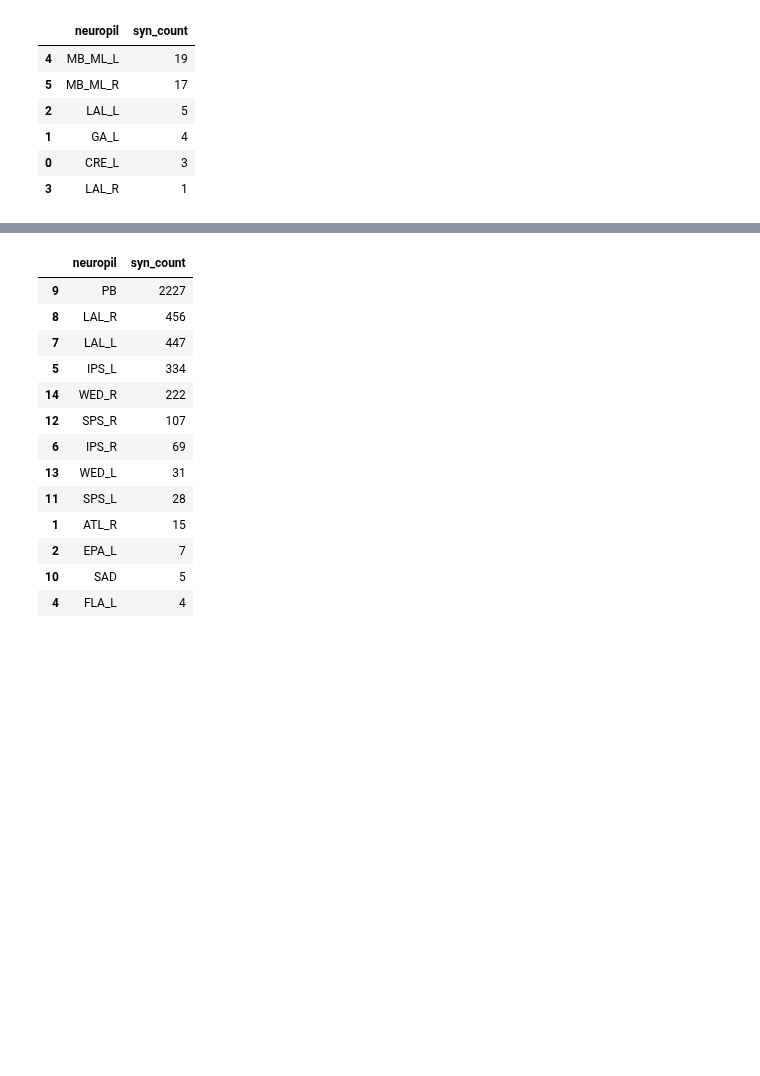
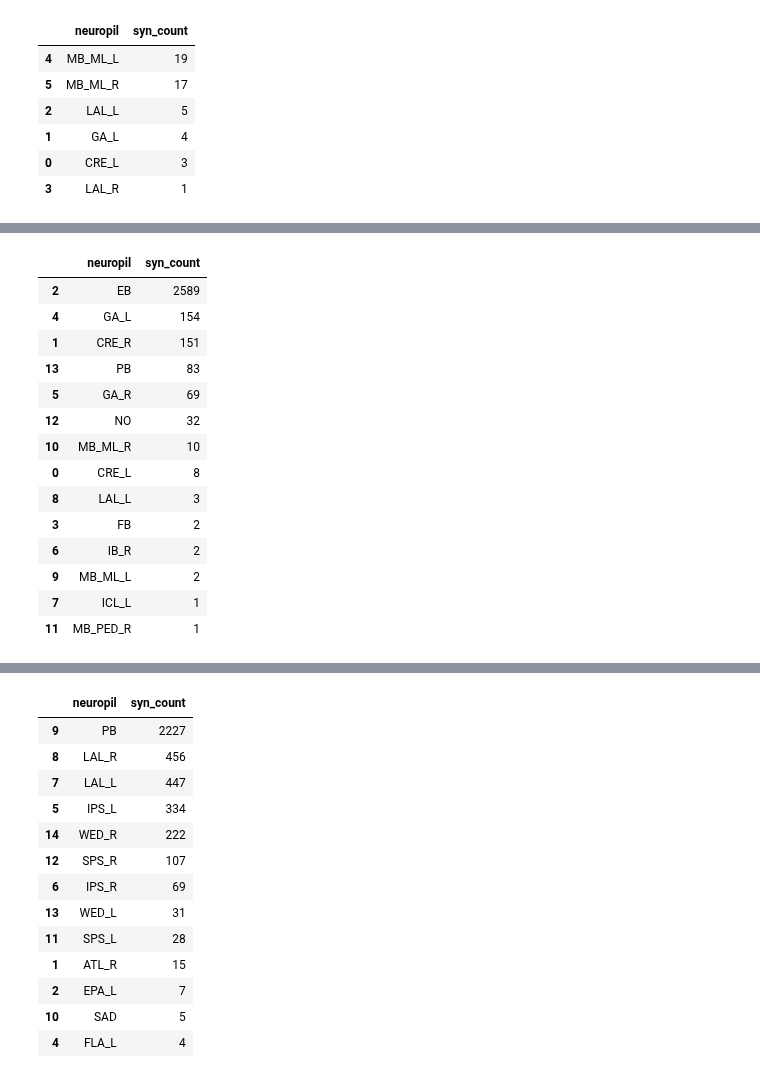
Before and after one commit to YijieYin/connectome_data_prep, a Jupyter notebook: adult_prepare_connectome_cb_neuron_no_CX_axonic_postsynapses.ipynb, the cells around one changed output, grey strips where cells are left out. Drawn from its saved outputs; the diff is of its cells as text; code cells hidden in the pictures; blank space fills up the shorter version.

```diff
--- a/adult_prepare_connectome_cb_neuron_no_CX_axonic_postsynapses.ipynb
+++ b/adult_prepare_connectome_cb_neuron_no_CX_axonic_postsynapses.ipynb
@@ -562,0 +529,20 @@ conn = conn[~(conn.pre_type.str.contains('EL') & conn.post_type.str.contains('ER
+# %%
+# and check specifically the neuropils between EPG neurons
+conn[conn.post_type.str.contains('EPG') & conn.pre_type.str.contains('EPG')].groupby('neuropil').syn_count.sum(
+    ).reset_index().sort_values('syn_count', ascending=False)
+# %% [output]
+|  | neuropil | syn_count |
+| 2 | EB | 2589 |
+| 4 | GA_L | 154 |
+| 1 | CRE_R | 151 |
+| 13 | PB | 83 |
+| 5 | GA_R | 69 |
+| 12 | NO | 32 |
+| 10 | MB_ML_R | 10 |
+| 0 | CRE_L | 8 |
+| 8 | LAL_L | 3 |
+| 3 | FB | 2 |
+| 6 | IB_R | 2 |
+| 9 | MB_ML_L | 2 |
+| 7 | ICL_L | 1 |
+| 11 | MB_PED_R | 1 |
```
Also changed, not shown: parts of 52 cells of this notebook, 1 other file.
